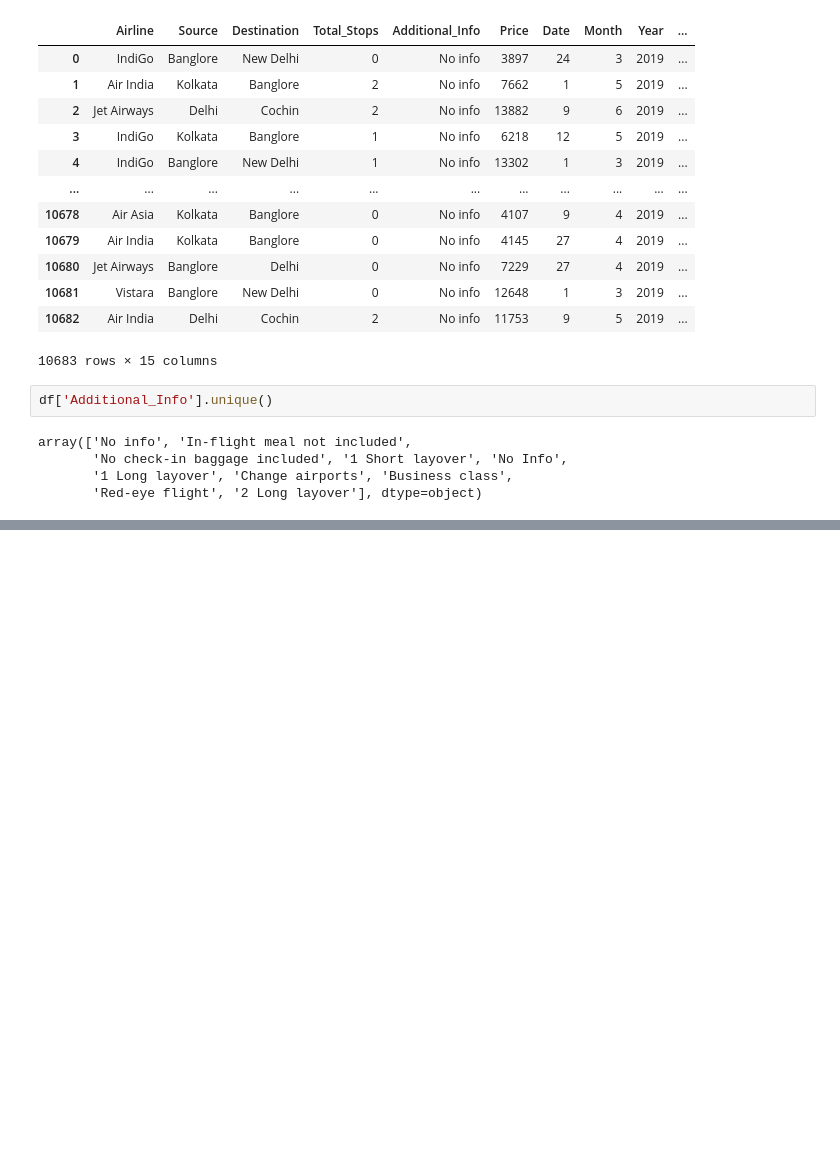
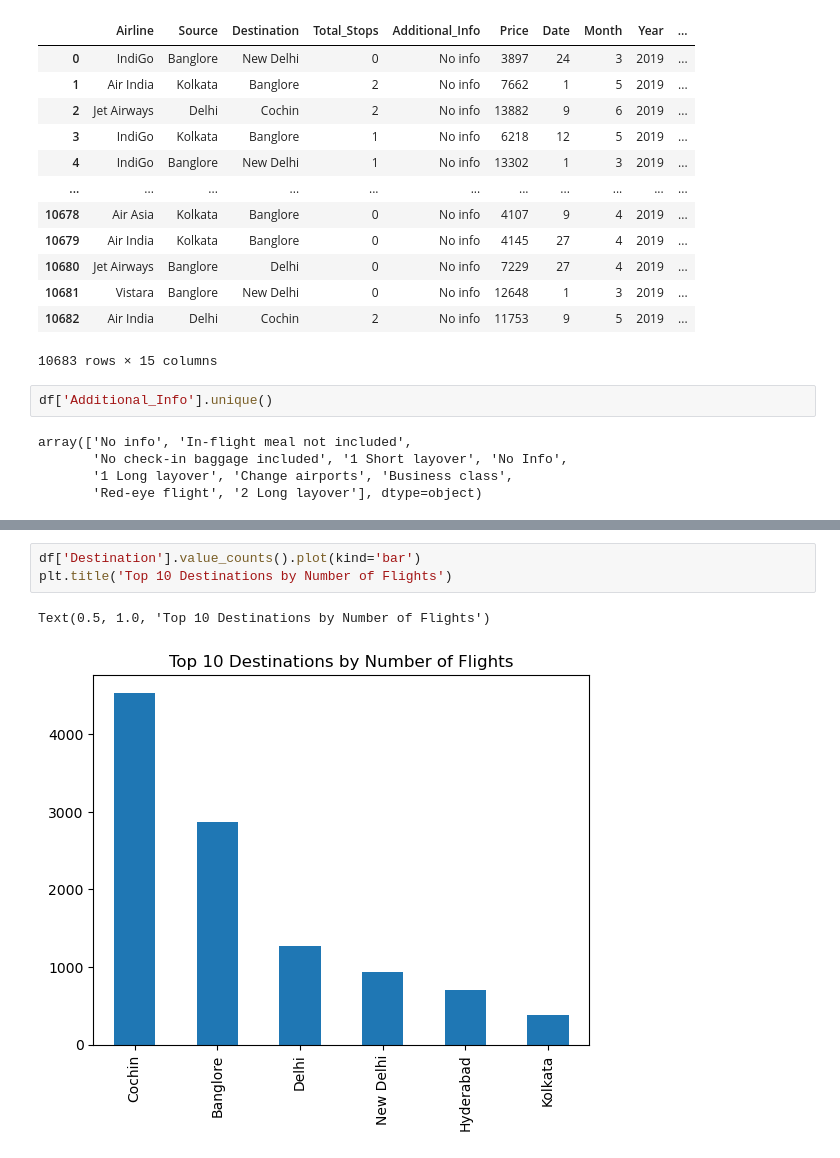
Before and after one commit to kunal1300/Programs, a Jupyter notebook: EDA/EDA_flights.ipynb, the cells around one changed output, grey strips where cells are left out. Cells and saved outputs as stored; diff of their text form; blank space fills up the shorter version.

```diff
--- a/EDA/EDA_flights.ipynb
+++ b/EDA/EDA_flights.ipynb
@@ -311,0 +334,6 @@ array(['No info', 'In-flight meal not included',
+# %%
+df['Destination'].value_counts().plot(kind='bar')
+plt.title('Top 10 Destinations by Number of Flights')
+# %% [output]
+Text(0.5, 1.0, 'Top 10 Destinations by Number of Flights')
+[figure, added]
```
Also changed, not shown: parts of 2 cells of this notebook.
